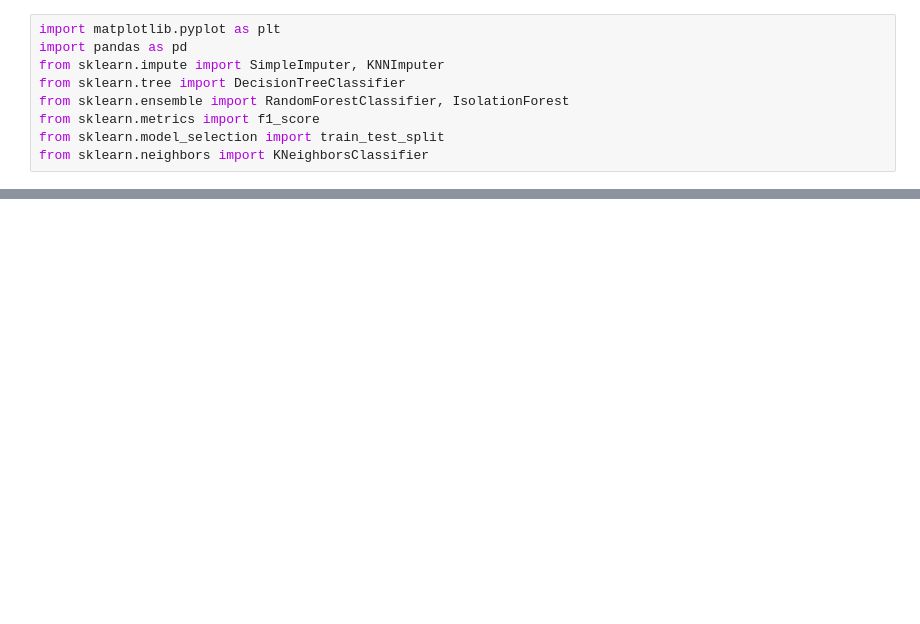
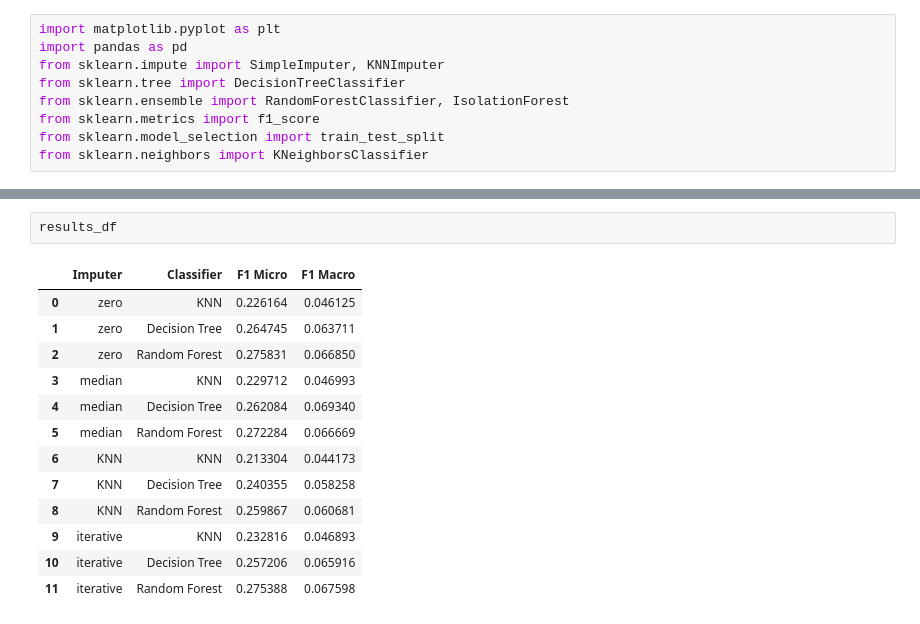
Before and after one commit to Nyaaw/PCDLabs, a Jupyter notebook: Labo3/Labo3-Bloch-Ripoll.ipynb, the cells around one changed output, grey strips where cells are left out. Cells and saved outputs as stored; diff of their text form; blank space fills up the shorter version.

```diff
--- a/Labo3/Labo3-Bloch-Ripoll.ipynb
+++ b/Labo3/Labo3-Bloch-Ripoll.ipynb
@@ -109 +161,17 @@ results_df = pd.DataFrame(results, columns=['Imputer', 'Classifier', 'F1 Micro',
+# %%
+results_df
+# %% [output]
+|  | Imputer | Classifier | F1 Micro | F1 Macro |
+| 0 | zero | KNN | 0.226164 | 0.046125 |
+| 1 | zero | Decision Tree | 0.264745 | 0.063711 |
+| 2 | zero | Random Forest | 0.275831 | 0.066850 |
+| 3 | median | KNN | 0.229712 | 0.046993 |
+| 4 | median | Decision Tree | 0.262084 | 0.069340 |
+| 5 | median | Random Forest | 0.272284 | 0.066669 |
+| 6 | KNN | KNN | 0.213304 | 0.044173 |
+| 7 | KNN | Decision Tree | 0.240355 | 0.058258 |
+| 8 | KNN | Random Forest | 0.259867 | 0.060681 |
+| 9 | iterative | KNN | 0.232816 | 0.046893 |
+| 10 | iterative | Decision Tree | 0.257206 | 0.065916 |
+| 11 | iterative | Random Forest | 0.275388 | 0.067598 |
 # %%
```
Also changed, not shown: parts of 7 cells of this notebook.
